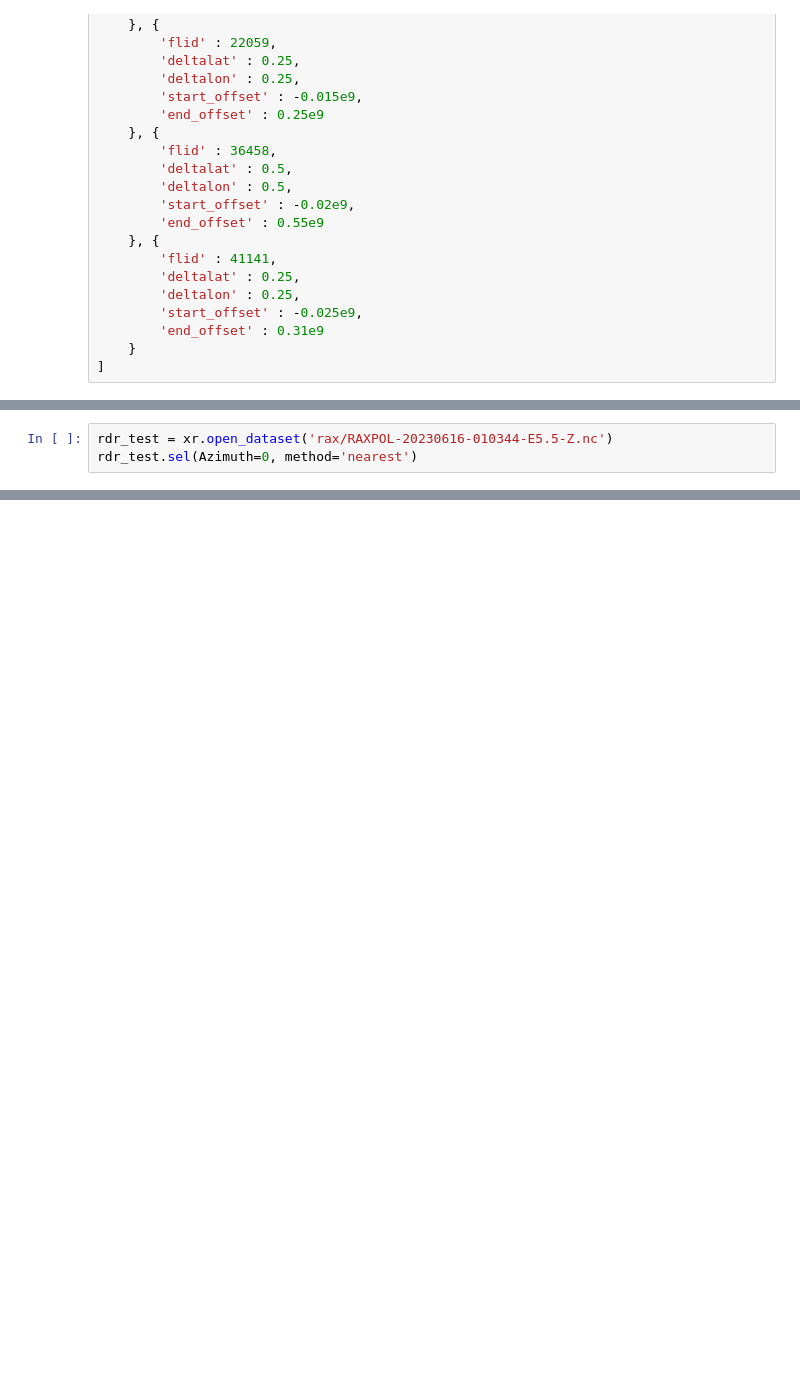
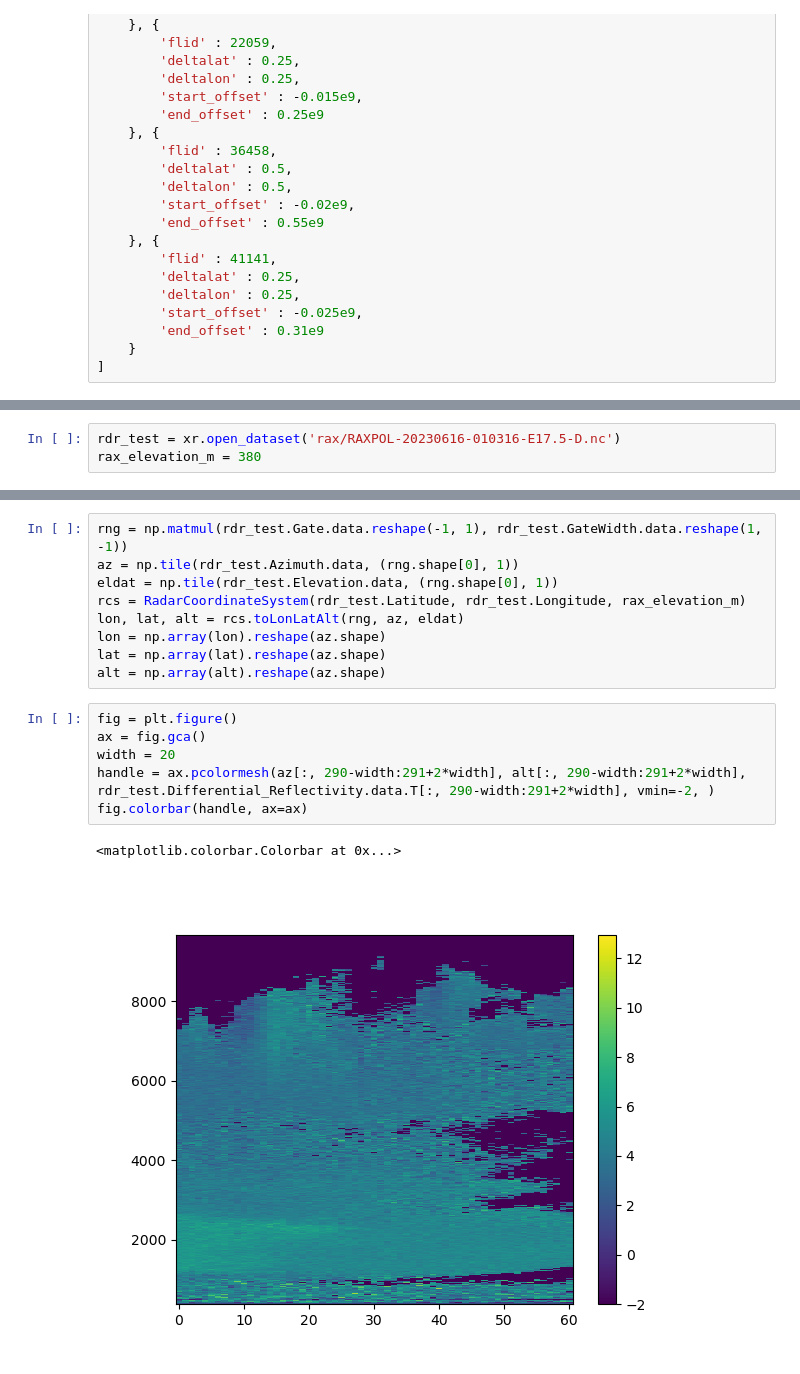
Before and after one commit to wx4stg/papel-vis, a Jupyter notebook: lmavis.ipynb, the cells around one changed output, grey strips where cells are left out. Saved outputs shown, nothing was run; the diff lists cells and outputs as text; blank space fills up the shorter version.

```diff
--- a/lmavis.ipynb
+++ b/lmavis.ipynb
@@ -254,3 +298,3 @@ import numpy as np
 # %%
-rdr_test = xr.open_dataset('rax/RAXPOL-20230616-010344-E5.5-Z.nc')
-rdr_test.sel(Azimuth=0, method='nearest')
+rdr_test = xr.open_dataset('rax/RAXPOL-20230616-010316-E17.5-D.nc')
+rax_elevation_m = 380
@@ -258,0 +325,18 @@ ValueError: index must be monotonic increasing or decreasing
+# %%
+rng = np.matmul(rdr_test.Gate.data.reshape(-1, 1), rdr_test.GateWidth.data.reshape(1, -1))
+az = np.tile(rdr_test.Azimuth.data, (rng.shape[0], 1))
+eldat = np.tile(rdr_test.Elevation.data, (rng.shape[0], 1))
+rcs = RadarCoordinateSystem(rdr_test.Latitude, rdr_test.Longitude, rax_elevation_m)
+lon, lat, alt = rcs.toLonLatAlt(rng, az, eldat)
+lon = np.array(lon).reshape(az.shape)
+lat = np.array(lat).reshape(az.shape)
+alt = np.array(alt).reshape(az.shape)
+# %%
+fig = plt.figure()
+ax = fig.gca()
+width = 20
+handle = ax.pcolormesh(az[:, 290-width:291+2*width], alt[:, 290-width:291+2*width], rdr_test.Differential_Reflectivity.data.T[:, 290-width:291+2*width], vmin=-2, )
+fig.colorbar(handle, ax=ax)
+# %% [output]
+<matplotlib.colorbar.Colorbar at 0x...>
+[figure, added]
```
Also changed, not shown: parts of 19 cells of this notebook, 1 other file.
